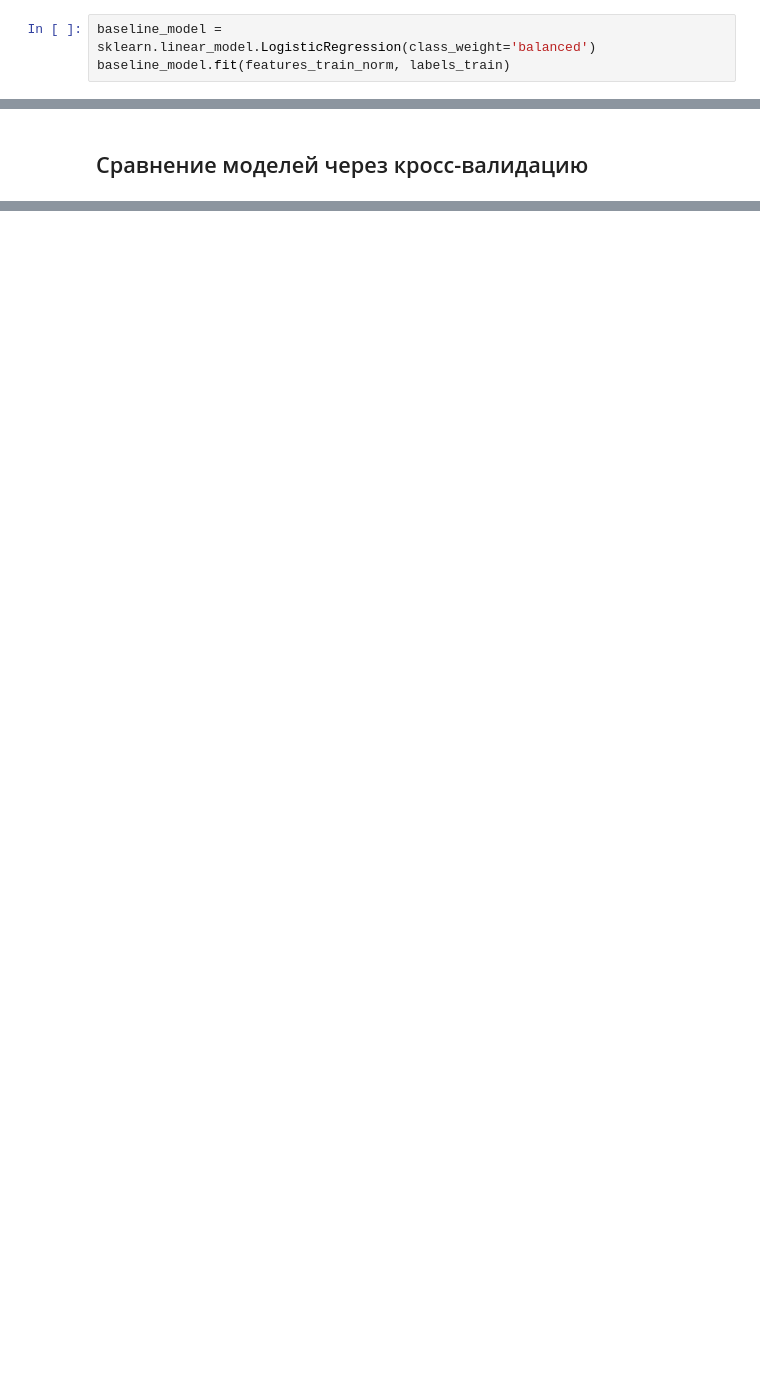
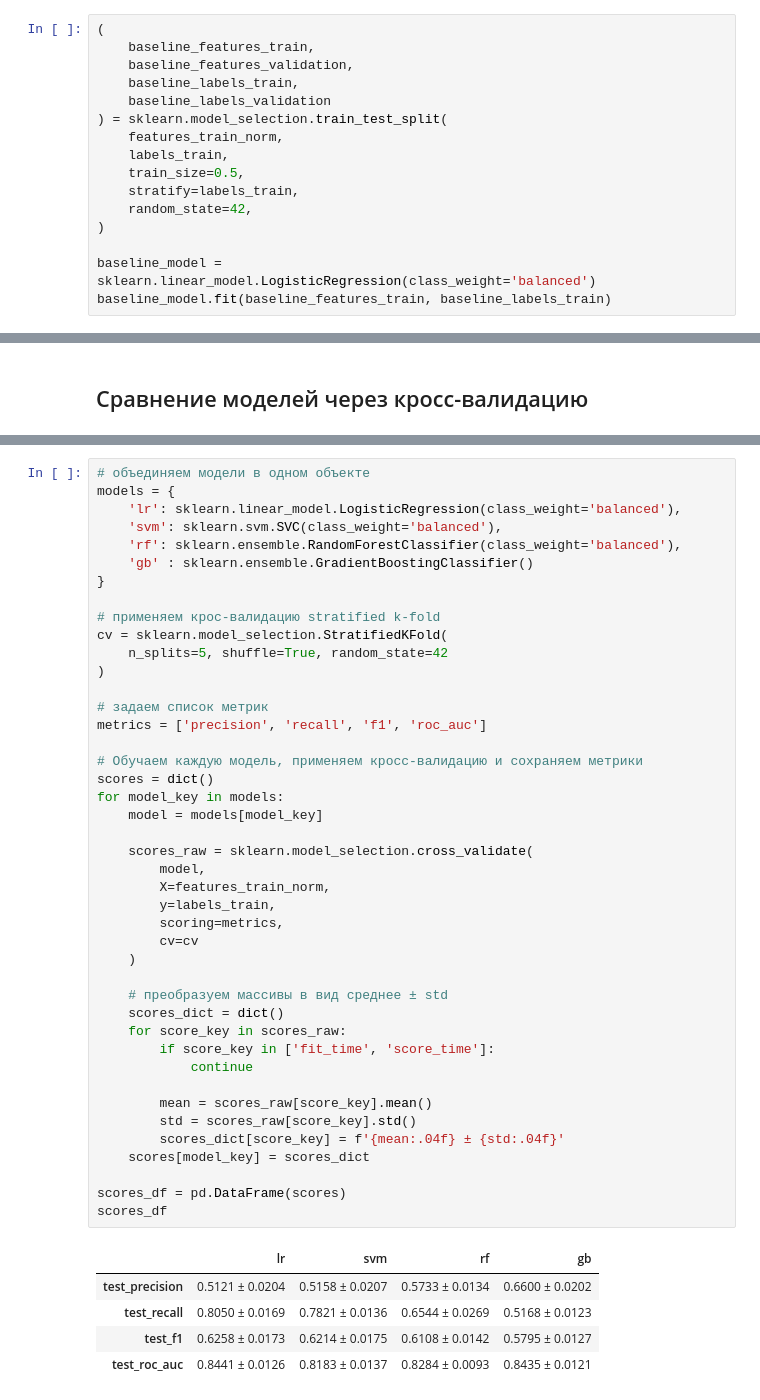
Before and after one commit to CondoR-R/telco-churn-project, a Jupyter notebook: notebooks/03_modeling.ipynb, the cells around one changed output, grey strips where cells are left out. Cells and saved outputs as stored; diff of their text form; blank space fills up the shorter version.

```diff
--- a/notebooks/03_modeling.ipynb
+++ b/notebooks/03_modeling.ipynb
@@ -87,6 +74,19 @@ features_test_norm = ct.transform(features_test)
 # %%
+(
+    baseline_features_train,
+    baseline_features_validation,
+    baseline_labels_train,
+    baseline_labels_validation
+) = sklearn.model_selection.train_test_split(
+    features_train_norm,
+    labels_train,
+    train_size=0.5,
+    stratify=labels_train,
+    random_state=42,
+)
+
 baseline_model = sklearn.linear_model.LogisticRegression(class_weight='balanced')
-baseline_model.fit(features_train_norm, labels_train)
+baseline_model.fit(baseline_features_train, baseline_labels_train)
 # %% [output]
 LogisticRegression(class_weight='balanced')
 # %% [markdown]
@@ -117,0 +120,49 @@ print(baseline_metrics)
+# %%
+# объединяем модели в одном объекте
+models = {
+    'lr': sklearn.linear_model.LogisticRegression(class_weight='balanced'),
+    'svm': sklearn.svm.SVC(class_weight='balanced'),
+    'rf': sklearn.ensemble.RandomForestClassifier(class_weight='balanced'),
+    'gb' : sklearn.ensemble.GradientBoostingClassifier()
+}
+
+# применяем крос-валидацию stratified k-fold
+cv = sklearn.model_selection.StratifiedKFold(
+    n_splits=5, shuffle=True, random_state=42
+)
+
+# задаем список метрик
+metrics = ['precision', 'recall', 'f1', 'roc_auc']
+
+# Обучаем каждую модель, применяем кросс-валидацию и сохраняем метрики
+scores = dict()
+for model_key in models:
+    model = models[model_key]
+
+    scores_raw = sklearn.model_selection.cross_validate(
+        model,
+        X=features_train_norm,
+        y=labels_train,
+        scoring=metrics,
+        cv=cv
+    )
+
+    # преобразуем массивы в вид среднее ± std
+    scores_dict = dict()
+    for score_key in scores_raw:
+        if score_key in ['fit_time', 'score_time']:
+            continue
+
+        mean = scores_raw[score_key].mean()
+        std = scores_raw[score_key].std()
+        scores_dict[score_key] = f'{mean:.04f} ± {std:.04f}'
+    scores[model_key] = scores_dict
+
+scores_df = pd.DataFrame(scores)
+scores_df
+# %% [output]
+|  | lr | svm | rf | gb |
+| test_precision | 0.5121 ± 0.0204 | 0.5158 ± 0.0207 | 0.5733 ± 0.0134 | 0.6600 ± 0.0202 |
+| test_recall | 0.8050 ± 0.0169 | 0.7821 ± 0.0136 | 0.6544 ± 0.0269 | 0.5168 ± 0.0123 |
+| test_f1 | 0.6258 ± 0.0173 | 0.6214 ± 0.0175 | 0.6108 ± 0.0142 | 0.5795 ± 0.0127 |
+| test_roc_auc | 0.8441 ± 0.0126 | 0.8183 ± 0.0137 | 0.8284 ± 0.0093 | 0.8435 ± 0.0121 |
```
Also changed, not shown: parts of 12 cells of this notebook, 1 other file.
